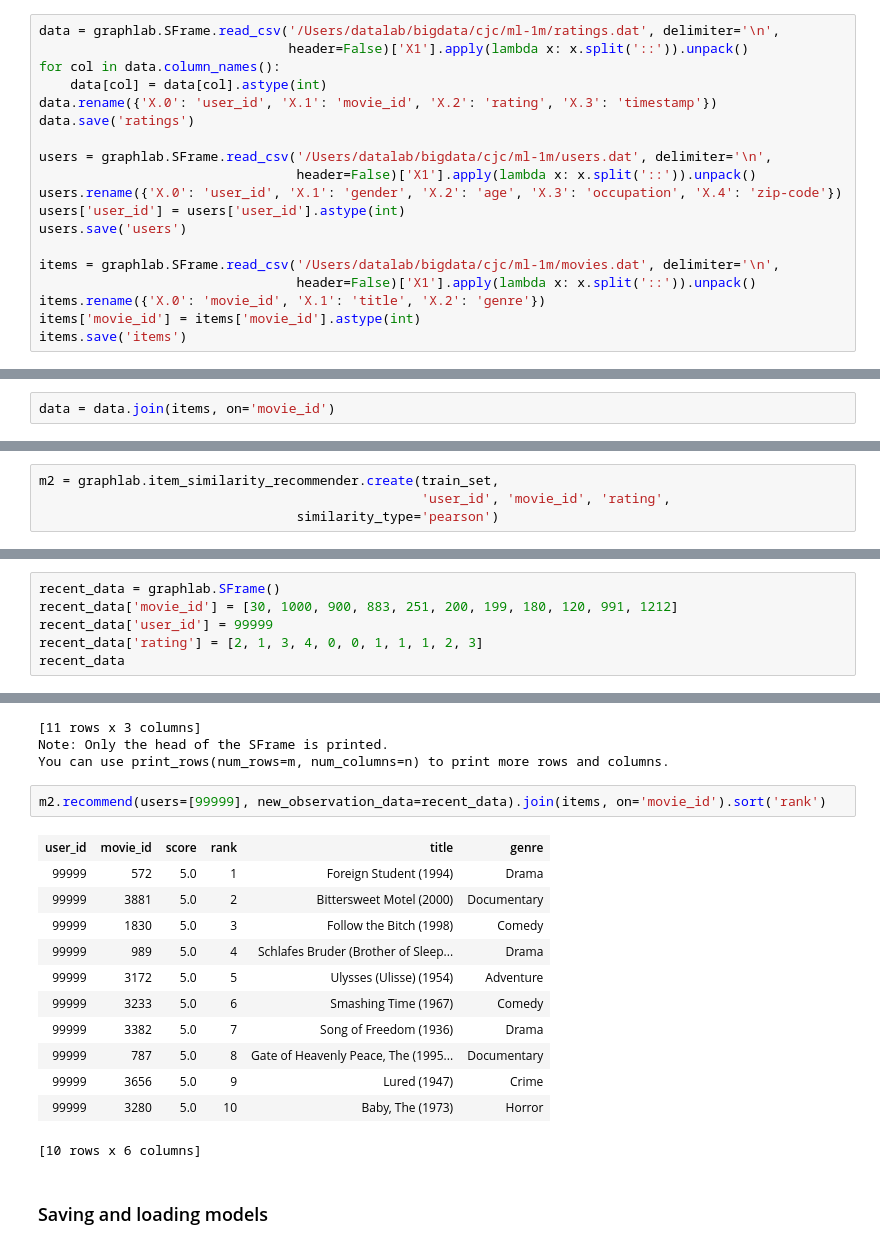
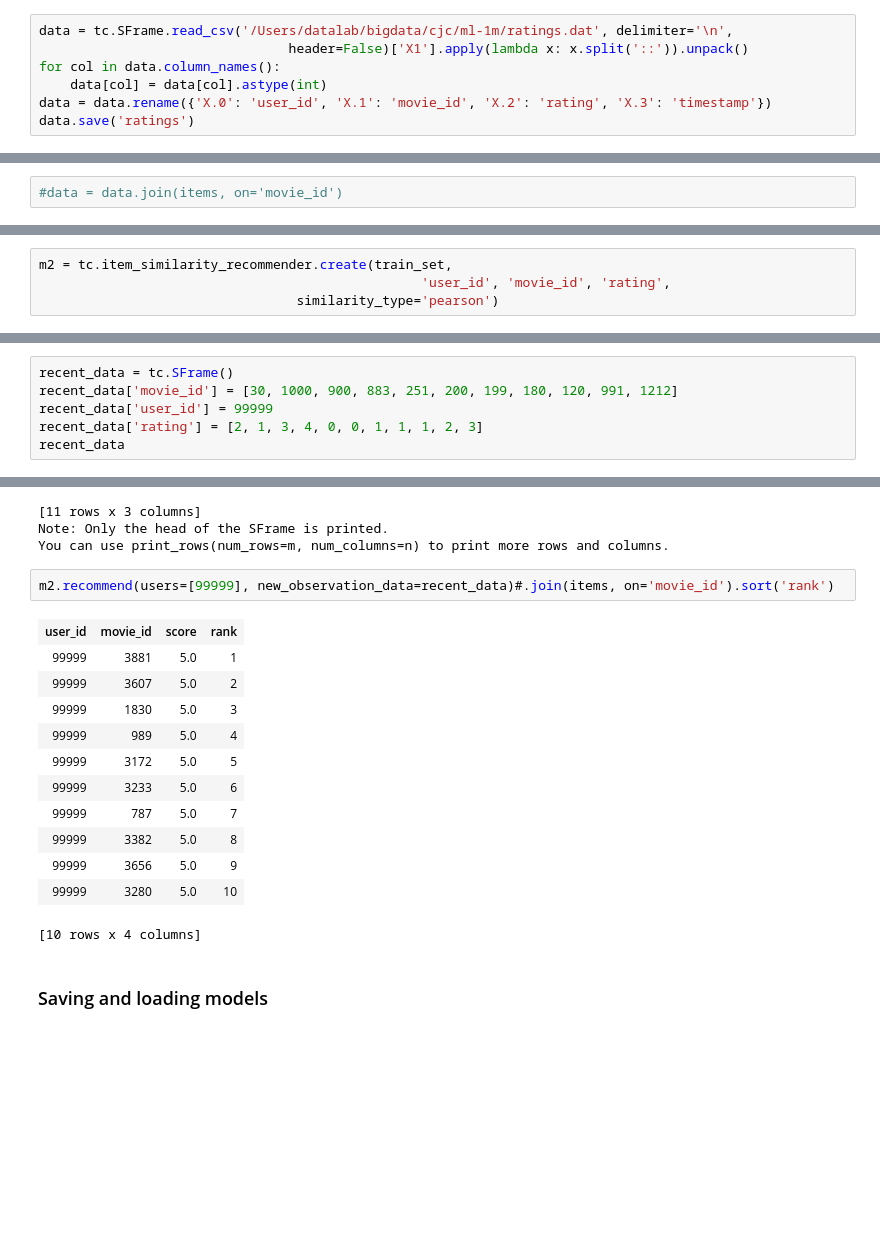
Before and after one commit to SocratesClub/cjc, a Jupyter notebook: code/14.movielens_recommendation-systems.ipynb, the cells around one changed output, grey strips where cells are left out. Drawn from its saved outputs; the diff is of its cells as text; blank space fills up the shorter version.

```diff
--- a/code/14.movielens_recommendation-systems.ipynb
+++ b/code/14.movielens_recommendation-systems.ipynb
@@ -13,22 +12,10 @@ graphlab.canvas.set_target("ipynb")
 # %%
 # download data from: http://files.grouplens.org/datasets/movielens/ml-1m.zip
 # %%
-data = graphlab.SFrame.read_csv('/Users/datalab/bigdata/cjc/ml-1m/ratings.dat', delimiter='\n',
+data = tc.SFrame.read_csv('/Users/datalab/bigdata/cjc/ml-1m/ratings.dat', delimiter='\n',
                                 header=False)['X1'].apply(lambda x: x.split('::')).unpack()
 for col in data.column_names():
     data[col] = data[col].astype(int)
-data.rename({'X.0': 'user_id', 'X.1': 'movie_id', 'X.2': 'rating', 'X.3': 'timestamp'})
+data = data.rename({'X.0': 'user_id', 'X.1': 'movie_id', 'X.2': 'rating', 'X.3': 'timestamp'})
 data.save('ratings')
-
-users = graphlab.SFrame.read_csv('/Users/datalab/bigdata/cjc/ml-1m/users.dat', delimiter='\n',
-                                 header=False)['X1'].apply(lambda x: x.split('::')).unpack()
-users.rename({'X.0': 'user_id', 'X.1': 'gender', 'X.2': 'age', 'X.3': 'occupation', 'X.4': 'zip-code'})
-users['user_id'] = users['user_id'].astype(int)
-users.save('users')
-
-items = graphlab.SFrame.read_csv('/Users/datalab/bigdata/cjc/ml-1m/movies.dat', delimiter='\n',
-                                 header=False)['X1'].apply(lambda x: x.split('::')).unpack()
-items.rename({'X.0': 'movie_id', 'X.1': 'title', 'X.2': 'genre'})
-items['movie_id'] = items['movie_id'].astype(int)
-items.save('items')
 # %% [output]
@@ -108,4 +90,4 @@ users
 Note: Only the head of the SFrame is printed.
 You can use print_rows(num_rows=m, num_columns=n) to print more rows and columns.
 # %%
-data = data.join(items, on='movie_id')
+#data = data.join(items, on='movie_id')
@@ -165,7 +132,7 @@ num_tempering_iterations         : 4
 tempering_regularization_start_value : 0.0
 track_exact_loss                 : 0
 # %%
-m2 = graphlab.item_similarity_recommender.create(train_set,
+m2 = tc.item_similarity_recommender.create(train_set,
                                                  'user_id', 'movie_id', 'rating',
                                  similarity_type='pearson')
 # %% [output]
@@ -368,7 +305,7 @@ m.recommend?
 # %% [markdown]
 ### Recommendations for new users
 # %%
-recent_data = graphlab.SFrame()
+recent_data = tc.SFrame()
 recent_data['movie_id'] = [30, 1000, 900, 883, 251, 200, 199, 180, 120, 991, 1212]
 recent_data['user_id'] = 99999
 recent_data['rating'] = [2, 1, 3, 4, 0, 0, 1, 1, 1, 2, 3]
@@ -389,20 +326,20 @@ recent_data
 Note: Only the head of the SFrame is printed.
 You can use print_rows(num_rows=m, num_columns=n) to print more rows and columns.
 # %%
-m2.recommend(users=[99999], new_observation_data=recent_data).join(items, on='movie_id').sort('rank')
+m2.recommend(users=[99999], new_observation_data=recent_data)#.join(items, on='movie_id').sort('rank')
 # %% [output]
-| user_id | movie_id | score | rank | title | genre |
-| 99999 | 572 | 5.0 | 1 | Foreign Student (1994) | Drama |
-| 99999 | 3881 | 5.0 | 2 | Bittersweet Motel (2000) | Documentary |
-| 99999 | 1830 | 5.0 | 3 | Follow the Bitch (1998) | Comedy |
-| 99999 | 989 | 5.0 | 4 | Schlafes Bruder (Brother of Sleep... | Drama |
-| 99999 | 3172 | 5.0 | 5 | Ulysses (Ulisse) (1954) | Adventure |
-| 99999 | 3233 | 5.0 | 6 | Smashing Time (1967) | Comedy |
-| 99999 | 3382 | 5.0 | 7 | Song of Freedom (1936) | Drama |
-| 99999 | 787 | 5.0 | 8 | Gate of Heavenly Peace, The (1995... | Documentary |
-| 99999 | 3656 | 5.0 | 9 | Lured (1947) | Crime |
-| 99999 | 3280 | 5.0 | 10 | Baby, The (1973) | Horror |
+| user_id | movie_id | score | rank |
+| 99999 | 3881 | 5.0 | 1 |
+| 99999 | 3607 | 5.0 | 2 |
+| 99999 | 1830 | 5.0 | 3 |
+| 99999 | 989 | 5.0 | 4 |
+| 99999 | 3172 | 5.0 | 5 |
+| 99999 | 3233 | 5.0 | 6 |
+| 99999 | 787 | 5.0 | 7 |
+| 99999 | 3382 | 5.0 | 8 |
+| 99999 | 3656 | 5.0 | 9 |
+| 99999 | 3280 | 5.0 | 10 |
-[10 rows x 6 columns]
+[10 rows x 4 columns]
 # %% [markdown]
 ### Saving and loading models
 # %%
```
Also changed, not shown: parts of 21 cells of this notebook, 16 other files.
